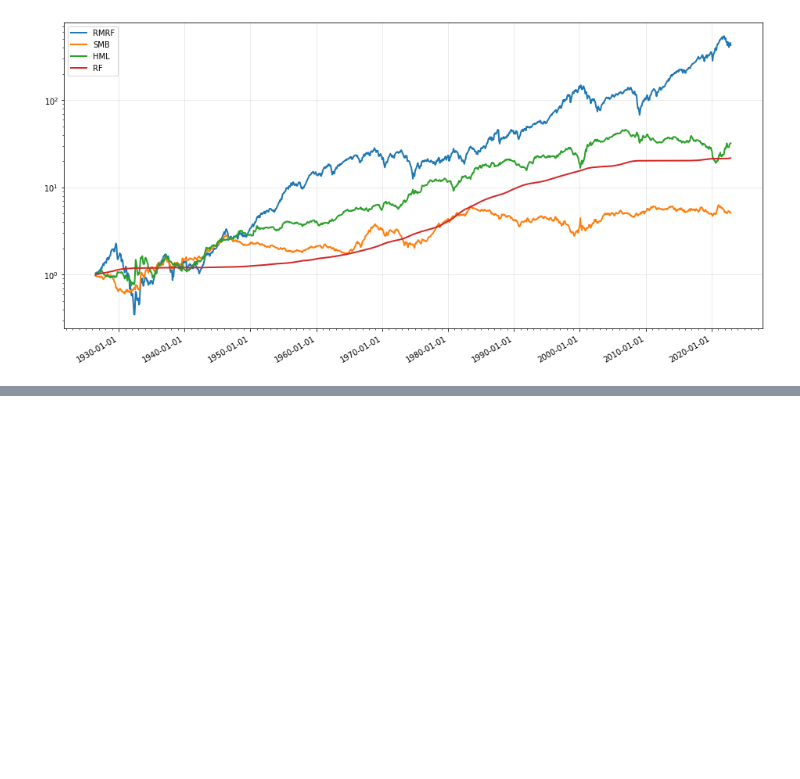
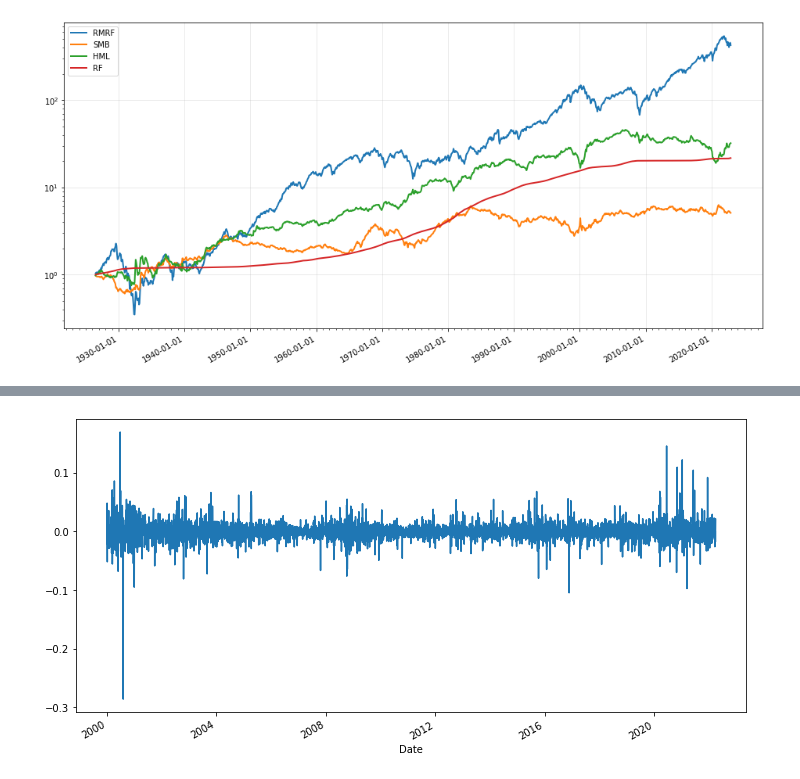
Before and after one commit to vargopal/stockMarket, a Jupyter notebook: F455 Notes/FactorRegression.ipynb, the cells around one changed output, grey strips where cells are left out. Saved outputs shown, nothing was run; the diff lists cells and outputs as text; code cells hidden in the pictures; blank space fills up the shorter version.

```diff
--- a/F455 Notes/FactorRegression.ipynb
+++ b/F455 Notes/FactorRegression.ipynb
@@ -135,0 +172,3 @@ plt.show()
+# %%
+df = pd.merge(rets['LLY'], ff, left_index=True, right_index=True)
+df
@@ -135,0 +190,4 @@ plt.show()
+# %%
+# Getting rid of the risk free rate
+df['exret'] = df['LLY'] - df['RF']
+df = df.dropna()
@@ -135,0 +213,6 @@ plt.show()
+# %%
+reg_model = sm.OLS(df['exret'], sm.add_constant(df['RMRF']))
+
+reg_rslt = reg_model.fit()
+
+print(reg_rslt.summary())
@@ -135,0 +239,7 @@ plt.show()
+# %%
+reg_model = sm.OLS(df['exret'],
+                   sm.add_constant(df[['RMRF', 'SMB', 'HML']]))
+
+reg_rslt = reg_model.fit()
+
+print(reg_rslt.summary())
@@ -135,0 +300,5 @@ plt.show()
+# %%
+# Idiosyncrantic Volatility: Volatility that is unrelated to the market
+reg_rslt.resid.plot(figsize=(12,6));
+# %% [output]
+[figure, added]
```
Also changed, not shown: parts of 20 cells of this notebook.
